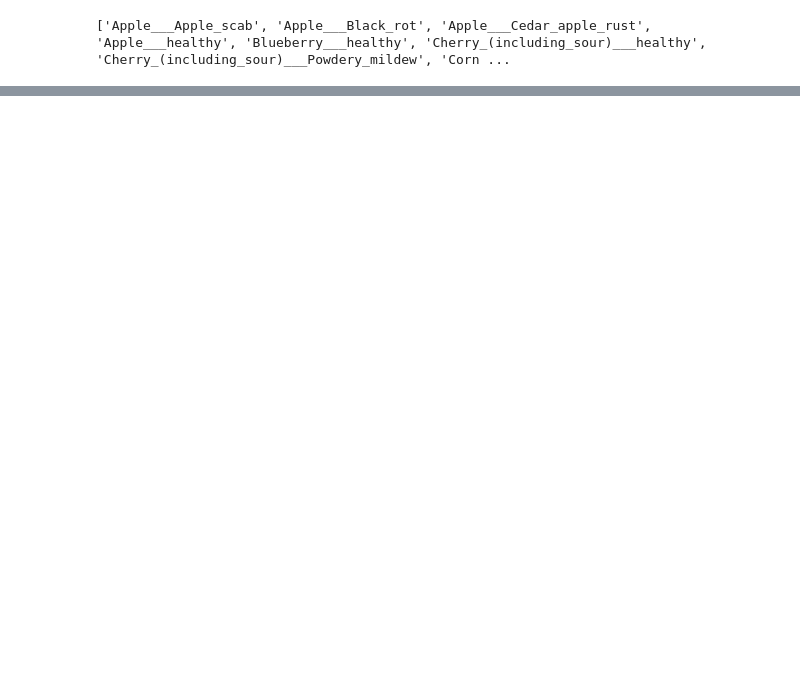
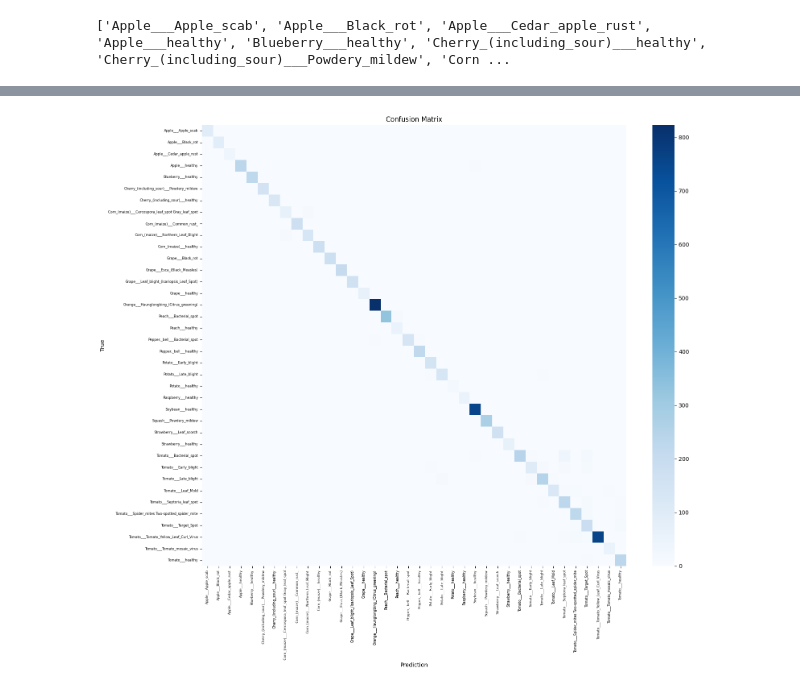
Before and after one commit to shashankpandey1235/Plant_Disease_Classification, a Jupyter notebook: dataset.ipynb, the cells around one changed output, grey strips where cells are left out. Saved outputs shown, nothing was run; the diff lists cells and outputs as text; code cells hidden in the pictures; blank space fills up the shorter version.

```diff
--- a/dataset.ipynb
+++ b/dataset.ipynb
@@ -107,0 +236,23 @@ Train:56578 Val: 12124 Test: 12124
+# %%
+model.compile(
+       optimizer=keras.optimizers.Adam(learning_rate=1e-3),
+       loss="sparse_categorical_crossentropy",
+       metrics=["accuracy"]
+   )
+
+callbacks = [
+       keras.callbacks.EarlyStopping(patience=3 , restore_best_weights=True , monitor="val_accuracy"),
+       keras.callbacks.ReduceLROnPlateau(factor=0.5 , patience=2 , monitor="val_loss"),
+       keras.callbacks.ModelCheckpoint("best_head_model.keras",save_best_only=True , monitor="val_accuracy"),
+
+   ]
+
+EPOCHS_HEAD = 10
+
+history_head = model.fit(
+       train_ds,
+       validation_data=val_ds,
+       epochs=EPOCHS_HEAD,
+       class_weight=class_weight,
+       callbacks=callbacks
+  )
@@ -107,0 +321,10 @@ Train:56578 Val: 12124 Test: 12124
+# %%
+# Evaluate on the Test set
+test_loss , test_acc = model.evaluate(test_ds)
+print(f"Test accuracy:{test_acc:.4f}")
+
+y_true = test_labels
+y_pred_probs = model.predict(test_ds)
+y_pred = np.argmax(y_pred_probs , axis=1)
+
+print(classification_report(y_true,y_pred , target_names=class_names,zero_division=0))
@@ -107,0 +349,12 @@ Train:56578 Val: 12124 Test: 12124
+# %%
+cm = confusion_matrix(y_true , y_pred)
+plt.figure(figsize=(16,14))
+sns.heatmap(cm , cmap="Blues" , xticklabels=class_names , yticklabels=class_names)
+plt.xticks(rotation=90 , fontsize=6)
+plt.yticks(fontsize=6)
+plt.xlabel("Prediction");plt.ylabel("True")
+plt.title("Confusion Matrix")
+plt.tight_layout()
+plt.show()
+# %% [output]
+[figure, added]
```
Also changed, not shown: parts of 22 cells of this notebook.
